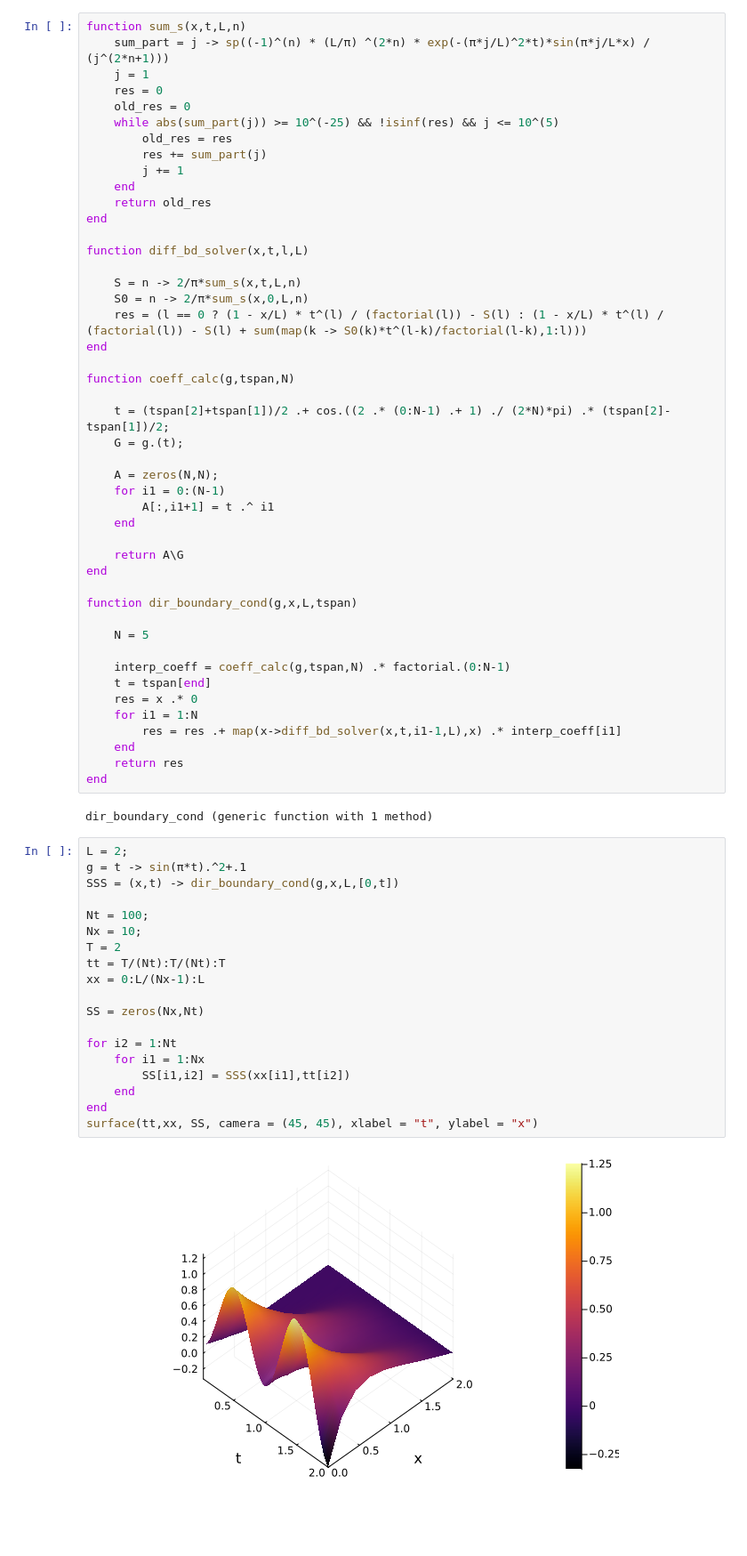
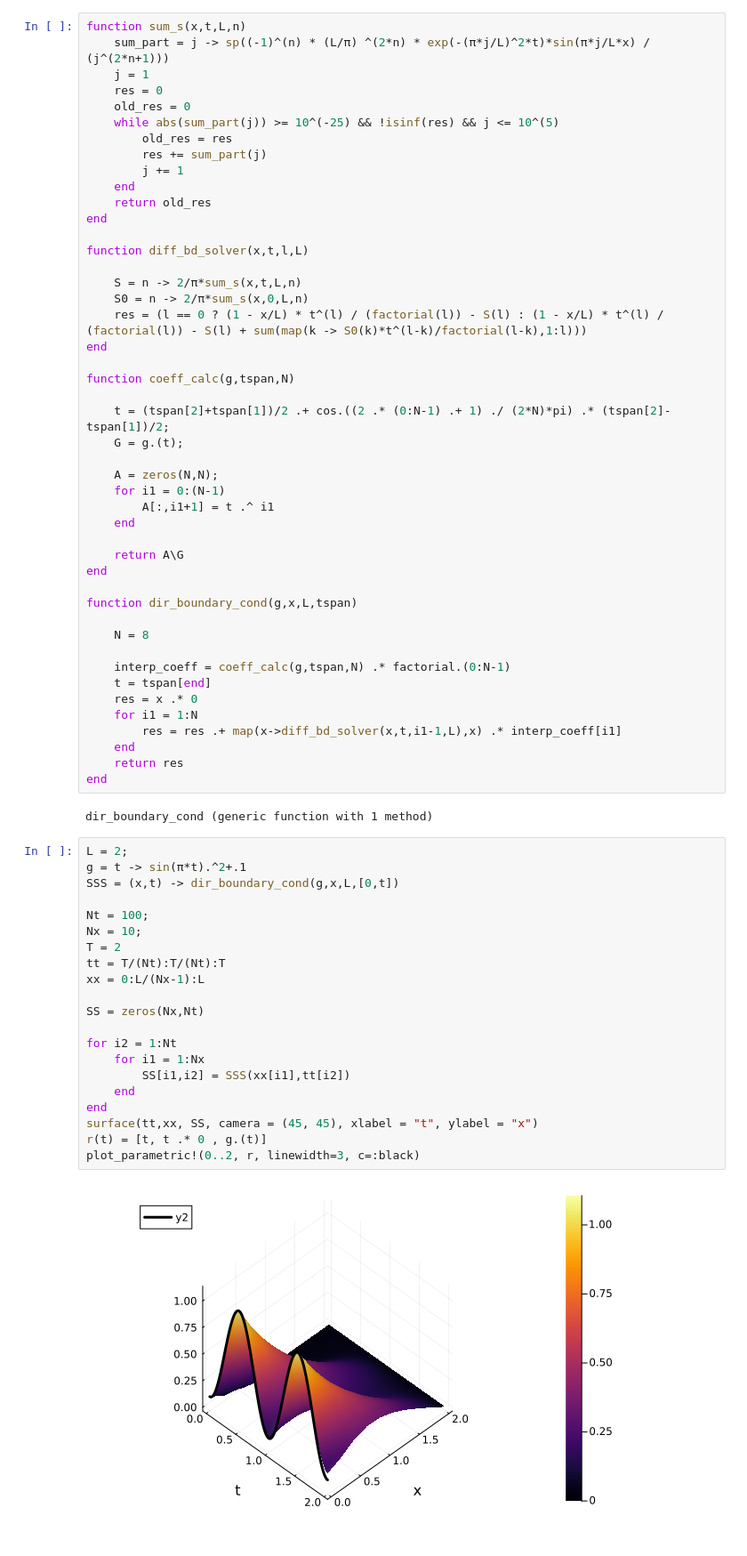
Before and after one commit to WietseVaes/NUTM-timestep, a Jupyter notebook: Memos/Dirichlet_bd_cnd.ipynb, the cells around one changed output. Shown at 89% size. Drawn from its saved outputs; the diff is of its cells as text.

```diff
--- a/Memos/Dirichlet_bd_cnd.ipynb
+++ b/Memos/Dirichlet_bd_cnd.ipynb
@@ -128,7 +129,7 @@ end
 
 function dir_boundary_cond(g,x,L,tspan)
 
-    N = 5
+    N = 8
 
     interp_coeff = coeff_calc(g,tspan,N) .* factorial.(0:N-1)
     t = tspan[end]
@@ -143,21 +144,23 @@ dir_boundary_cond (generic function with 1 method)
 # %%
 L = 2;
 g = t -> sin(π*t).^2+.1
 SSS = (x,t) -> dir_boundary_cond(g,x,L,[0,t])
 
 Nt = 100;
 Nx = 10;
 T = 2
 tt = T/(Nt):T/(Nt):T
 xx = 0:L/(Nx-1):L
 
 SS = zeros(Nx,Nt)
 
 for i2 = 1:Nt
     for i1 = 1:Nx
         SS[i1,i2] = SSS(xx[i1],tt[i2])
     end
 end
 surface(tt,xx, SS, camera = (45, 45), xlabel = "t", ylabel = "x")
+r(t) = [t, t .* 0 , g.(t)]
+plot_parametric!(0..2, r, linewidth=3, c=:black)
 # %% [output]
-[figure, old version]
+[figure, new version]
```
Also changed, not shown: parts of 7 cells of this notebook, 19 other files.
